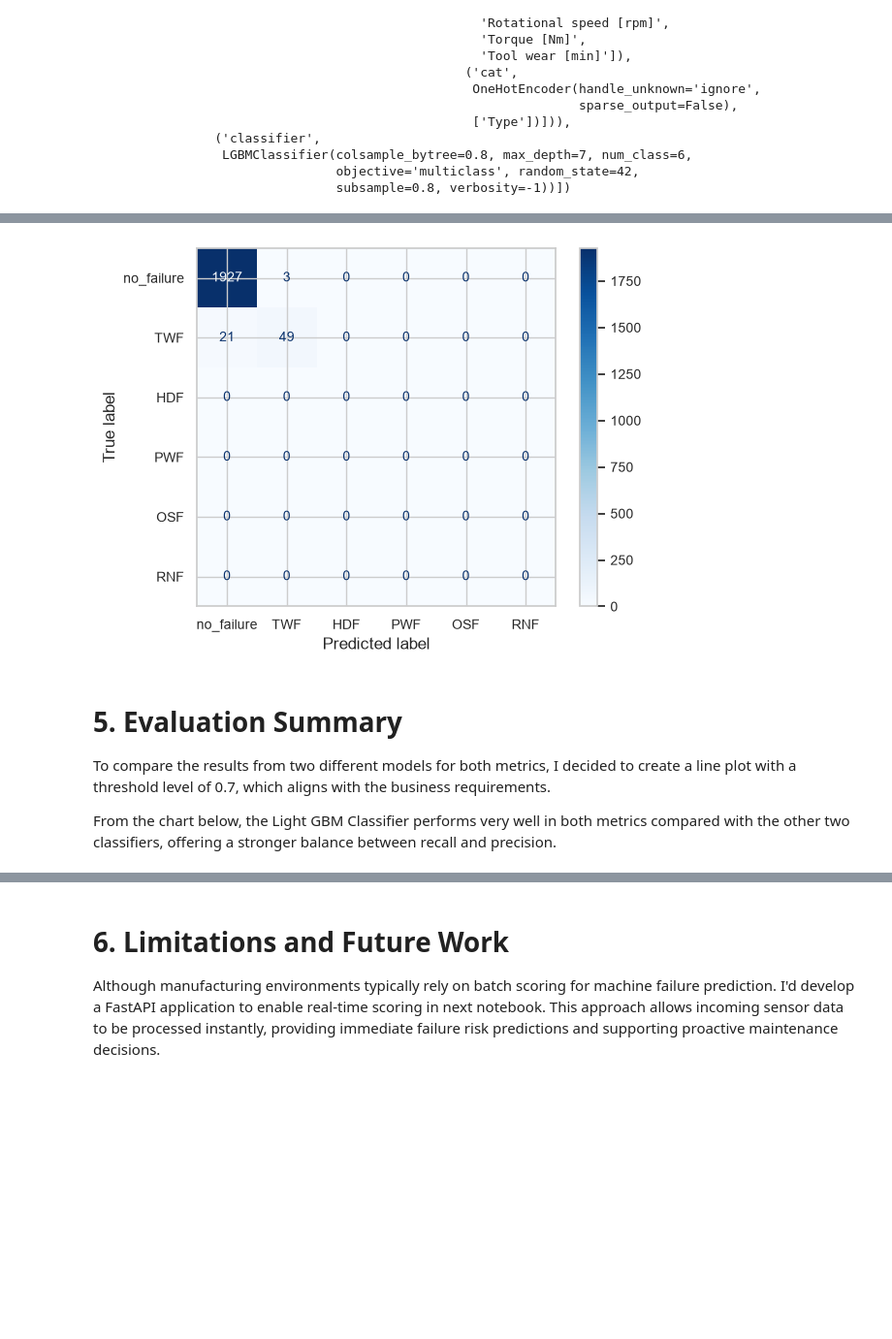
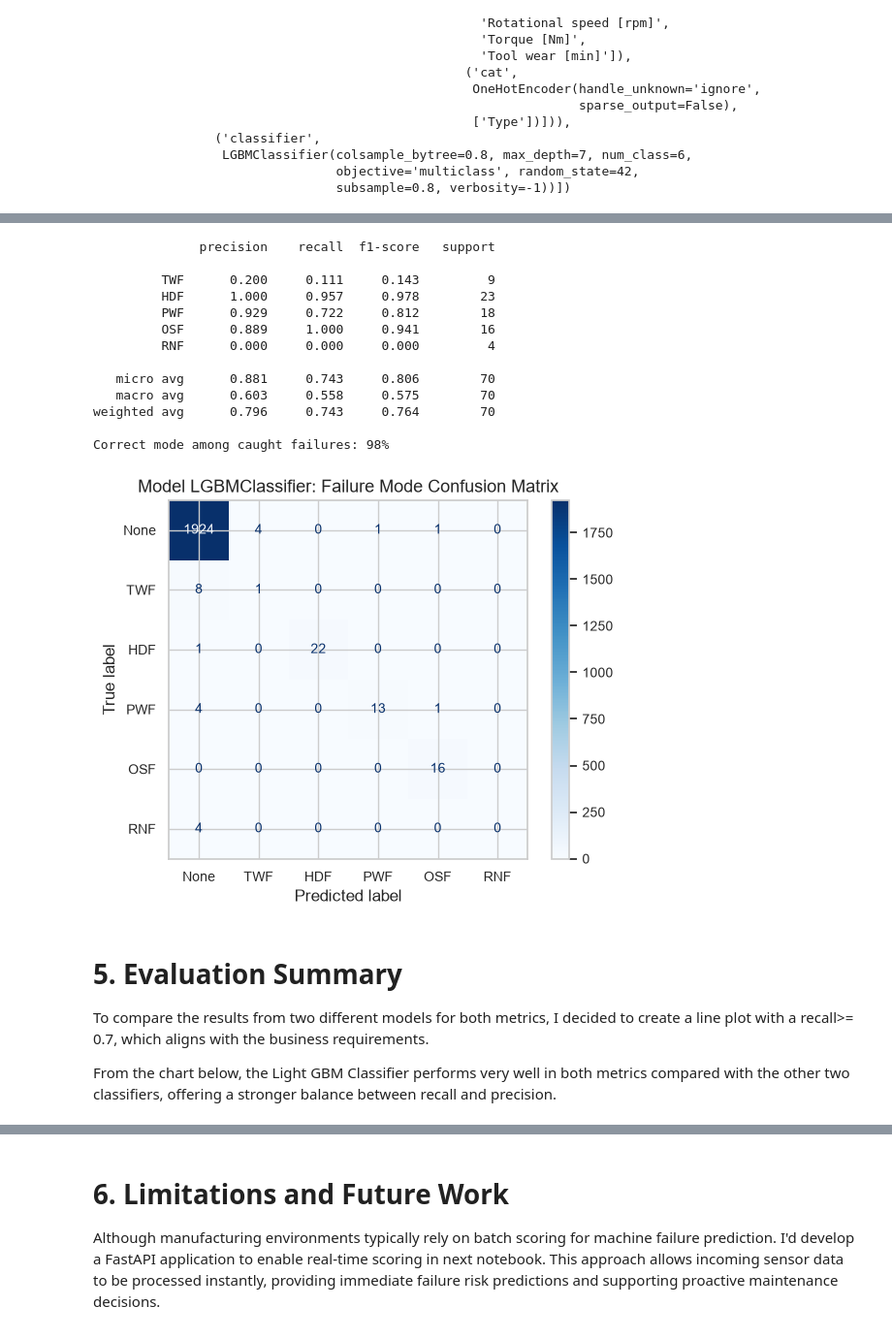
Before and after one commit to OctaviaMay/Machine-Failure-Prediction, a Jupyter notebook: notebooks/05_evaluation_multiclass.ipynb, the cells around one changed output, grey strips where cells are left out. Shown at 97% size. Drawn from its saved outputs; the diff is of its cells as text; code cells hidden in the pictures; blank space fills up the shorter version.

```diff
--- a/notebooks/05_evaluation_multiclass.ipynb
+++ b/notebooks/05_evaluation_multiclass.ipynb
@@ -84,7 +81,8 @@ y_prob_lgb = pd.DataFrame(pred_data['LightGBM_predicted_prob'])
 Let's assume business team want us to identify whether machine is going to fail at least **70%** of the time since it starts to operate, I planned to use recall as the primary evaluation metric. To achieve this, the probability threshold was adjusted to ensure recall ≥ 0.70, and precision was used as a secondary metric to reduce false positives.
 # %%
 # Finding threshold that achieves Recall >= 0.70
-recall_target = 0.70
+predefined_recall_target = 0.70
+target_names = ['None', 'TWF', 'HDF', 'PWF', 'OSF', 'RNF']
 # %% [markdown]
 ## 4.1 Evaluate By XGBClassifier
 # %%
@@ -268,0 +183,10 @@ weighted avg      0.988     0.988     0.987      2000
+# %%
+X_train = test_data['X_train']
+y_train_multiclass = test_data['y_train'].squeeze().astype(int)
+y_test_multiclass  = test_data['y_test'].squeeze().astype(int)
+
+oof_lgb = get_oof_proba(mdl_peipeline_lgb, X_train, y_train_multiclass)
+thr_lgb = find_threshold_for_recall((y_train_multiclass > 0).astype(int), 1 - oof_lgb[:, 0], predefined_recall_target)
+
+result_lgb = evaluate_fixed_threshold((y_test_multiclass > 0).astype(int),
+                                      1 - y_prob_lgb.iloc[:, 0], thr_lgb)
@@ -269,14 +206,30 @@ weighted avg      0.988     0.988     0.987      2000
 # %%
 # plot confusion matrix
 
-plot_confusion_matrix(confusion_matrix= eval_result_lgb['confusion_matrix_display'],
-                     model_name=mdl_peipeline_lgb.named_steps['classifier'].__class__.__name__,
-                     modeling_mode='multi')
+plot_confusion_matrix_multiclass(target= target_names,
+                                 y_test= test_data['y_test'],
+                                 y_prob= y_prob_lgb,
+                                 threshold=result_lgb['threshold'],
+                                 model_name= mdl_peipeline_lgb.named_steps['classifier'].__class__.__name__
+                                 )
 # %% [output]
+              precision    recall  f1-score   support
+
+         TWF      0.200     0.111     0.143         9
+         HDF      1.000     0.957     0.978        23
+         PWF      0.929     0.722     0.812        18
+         OSF      0.889     1.000     0.941        16
+         RNF      0.000     0.000     0.000         4
+
+   micro avg      0.881     0.743     0.806        70
+   macro avg      0.603     0.558     0.575        70
+weighted avg      0.796     0.743     0.764        70
+
+Correct mode among caught failures: 98%
-[figure, old version]
+[figure, new version]
 # %% [markdown]
 # 5. Evaluation Summary
-To compare the results from two different models for both metrics, I decided to create a line plot with a threshold level of 0.7, which aligns with the business requirements.
+To compare the results from two different models for both metrics, I decided to create a line plot with a recall>= 0.7, which aligns with the business requirements.
 
 From the chart below, the Light GBM Classifier performs very well in both metrics compared with the other two classifiers, offering a stronger balance between recall and precision.
 # %%
```
Also changed, not shown: parts of 13 cells of this notebook, 15 other files.
